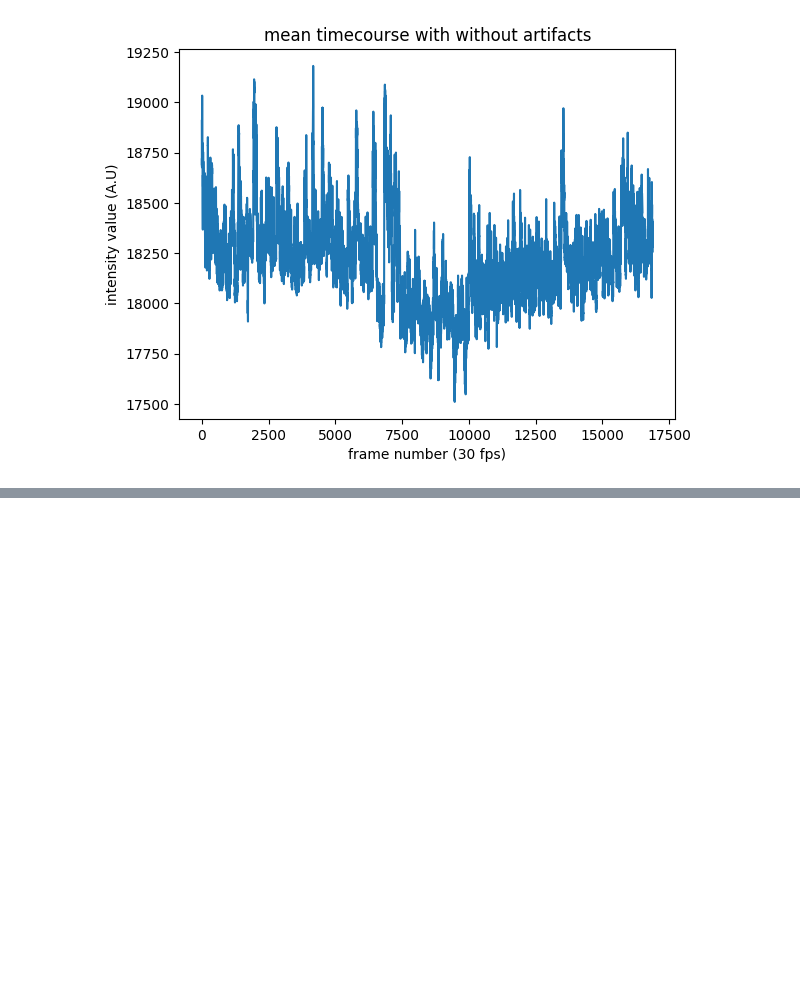
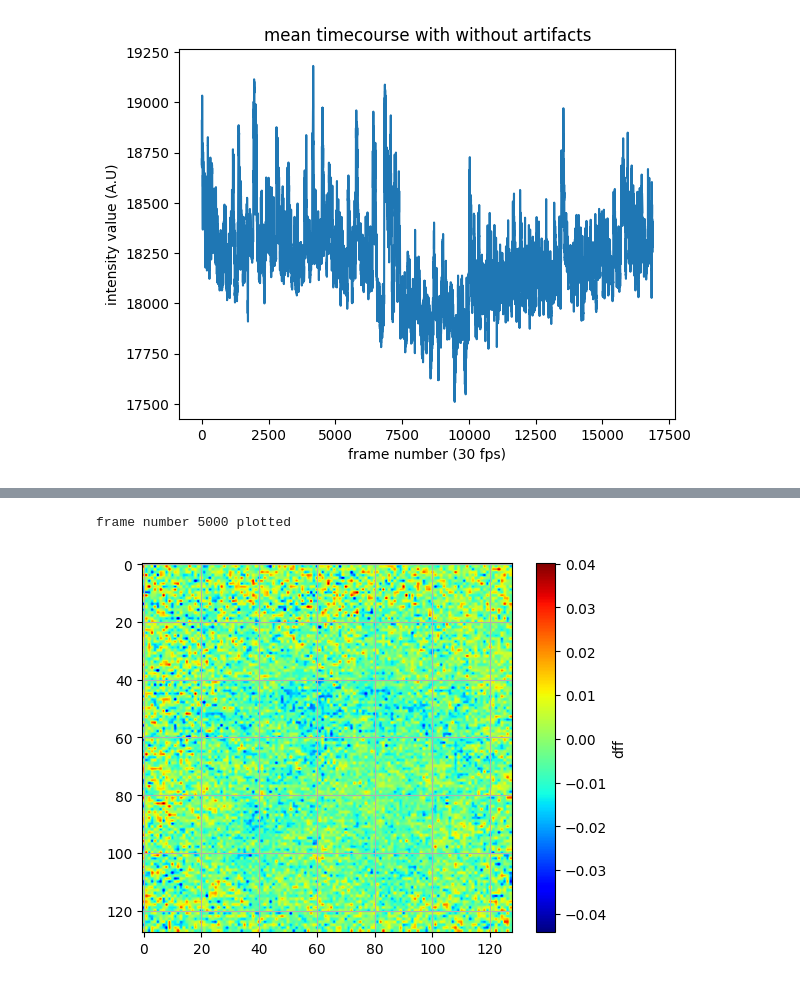
Before and after one commit to ktrap06/corticalanalysis, a Jupyter notebook: preprocessing_2.ipynb, the cells around one changed output, grey strips where cells are left out. Cells and saved outputs as stored; diff of their text form; code cells hidden in the pictures; blank space fills up the shorter version.

```diff
--- a/preprocessing_2.ipynb
+++ b/preprocessing_2.ipynb
@@ -338,0 +274,5 @@ len(selected_indices)
+# %%
+non_smoothed = plot_frame(dff_signal, 5000, color_label = "dff")      #plt.imshow(dff_signal[2000]) is another way to plot
+# %% [output]
+frame number 5000 plotted
+[figure, added]
```
Also changed, not shown: parts of 20 cells of this notebook.
